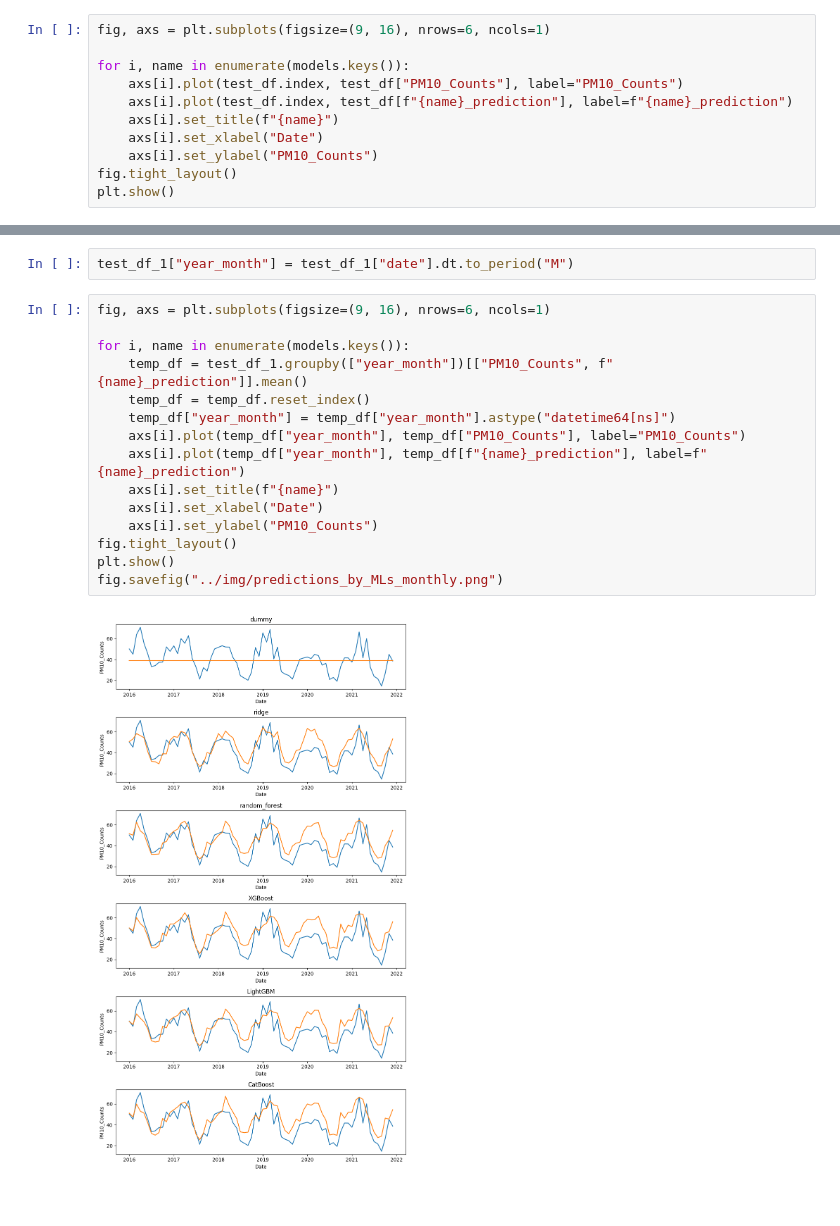
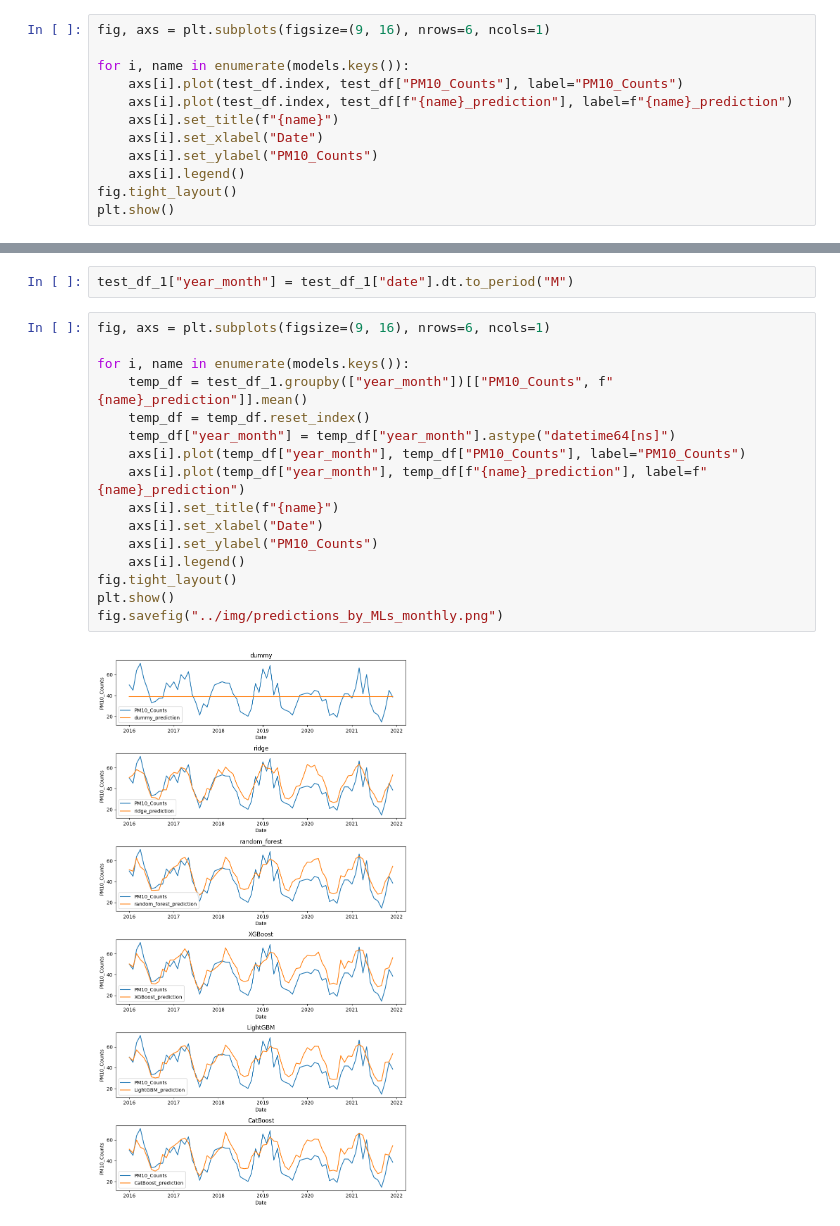
Before and after one commit to johnwslee/fine_dust_analysis, a Jupyter notebook: notebooks/2_machine_learning.ipynb, the cells around one changed output, grey strips where cells are left out. Saved outputs shown, nothing was run; the diff lists cells and outputs as text.

```diff
--- a/notebooks/2_machine_learning.ipynb
+++ b/notebooks/2_machine_learning.ipynb
@@ -229,6 +229,7 @@ for i, name in enumerate(models.keys()):
     axs[i].set_title(f"{name}")
     axs[i].set_xlabel("Date")
     axs[i].set_ylabel("PM10_Counts")
+    axs[i].legend()
 fig.tight_layout()
 plt.show()
 # %% [output]
@@ -259,17 +260,18 @@ test_df_1["year_month"] = test_df_1["date"].dt.to_period("M")
 # %%
 fig, axs = plt.subplots(figsize=(9, 16), nrows=6, ncols=1)
 
 for i, name in enumerate(models.keys()):
     temp_df = test_df_1.groupby(["year_month"])[["PM10_Counts", f"{name}_prediction"]].mean()
     temp_df = temp_df.reset_index()
     temp_df["year_month"] = temp_df["year_month"].astype("datetime64[ns]")
     axs[i].plot(temp_df["year_month"], temp_df["PM10_Counts"], label="PM10_Counts")
     axs[i].plot(temp_df["year_month"], temp_df[f"{name}_prediction"], label=f"{name}_prediction")
     axs[i].set_title(f"{name}")
     axs[i].set_xlabel("Date")
     axs[i].set_ylabel("PM10_Counts")
+    axs[i].legend()
 fig.tight_layout()
 plt.show()
 fig.savefig("../img/predictions_by_MLs_monthly.png")
 # %% [output]
-[figure, old version]
+[figure, new version]
```
Also changed, not shown: parts of 4 cells of this notebook, 7 other files.
